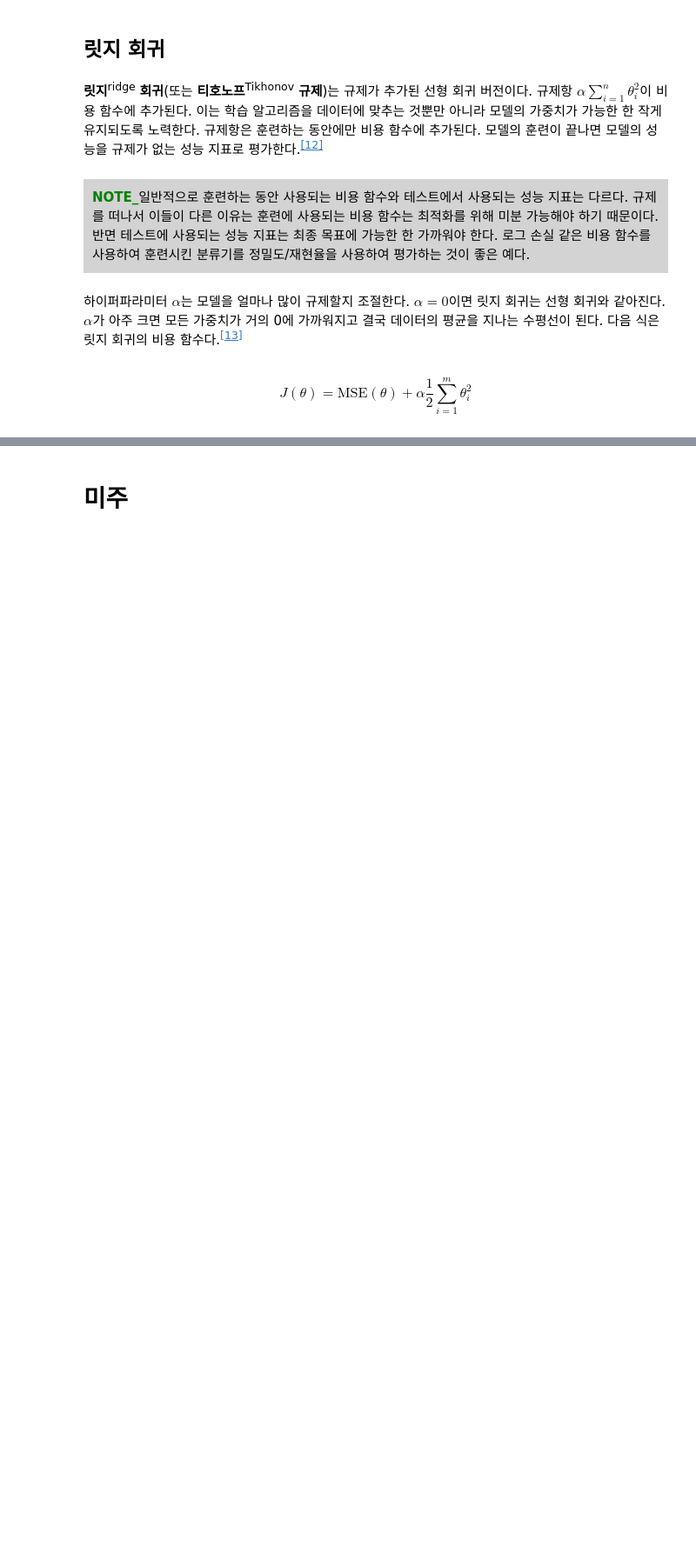
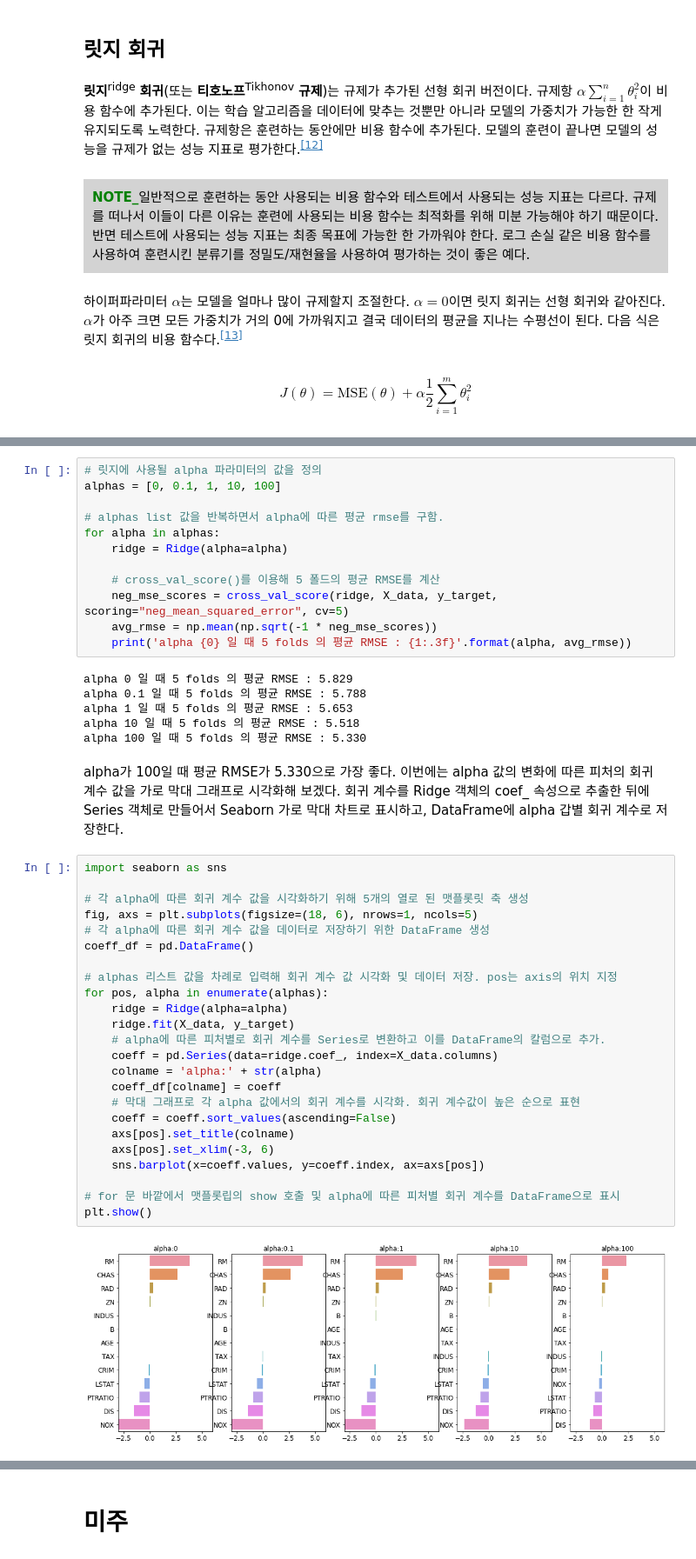
Before and after one commit to Sameta-cani/jwork, a Jupyter notebook: Regression.ipynb, the cells around one changed output, grey strips where cells are left out. Shown: that part at 87% size. Drawn from its saved outputs; the diff is of its cells as text; blank space fills up the shorter version.

```diff
--- a/Regression.ipynb
+++ b/Regression.ipynb
@@ -1278,0 +1484,46 @@ $$
+# %%
+# 릿지에 사용될 alpha 파라미터의 값을 정의
+alphas = [0, 0.1, 1, 10, 100]
+
+# alphas list 값을 반복하면서 alpha에 따른 평균 rmse를 구함.
+for alpha in alphas:
+    ridge = Ridge(alpha=alpha)
+
+    # cross_val_score()를 이용해 5 폴드의 평균 RMSE를 계산
+    neg_mse_scores = cross_val_score(ridge, X_data, y_target, scoring="neg_mean_squared_error", cv=5)
+    avg_rmse = np.mean(np.sqrt(-1 * neg_mse_scores))
+    print('alpha {0} 일 때 5 folds 의 평균 RMSE : {1:.3f}'.format(alpha, avg_rmse))
+# %% [output]
+alpha 0 일 때 5 folds 의 평균 RMSE : 5.829
+alpha 0.1 일 때 5 folds 의 평균 RMSE : 5.788
+alpha 1 일 때 5 folds 의 평균 RMSE : 5.653
+alpha 10 일 때 5 folds 의 평균 RMSE : 5.518
+alpha 100 일 때 5 folds 의 평균 RMSE : 5.330
+# %% [markdown]
+alpha가 100일 때 평균 RMSE가 5.330으로 가장 좋다. 이번에는 alpha 값의 변화에 따른 피처의 회귀 계수 값을 가로 막대 그래프로 시각화해 보겠다. 회귀 계수를 Ridge 객체의 coef_ 속성으로 추출한 뒤에 Series 객체로 만들어서 Seaborn 가로 막대 차트로 표시하고, DataFrame에 alpha 갑별 회귀 계수로 저장한다.
+# %%
+import seaborn as sns
+
+# 각 alpha에 따른 회귀 계수 값을 시각화하기 위해 5개의 열로 된 맷플롯릿 축 생성
+fig, axs = plt.subplots(figsize=(18, 6), nrows=1, ncols=5)
+# 각 alpha에 따른 회귀 계수 값을 데이터로 저장하기 위한 DataFrame 생성
+coeff_df = pd.DataFrame()
+
+# alphas 리스트 값을 차례로 입력해 회귀 계수 값 시각화 및 데이터 저장. pos는 axis의 위치 지정
+for pos, alpha in enumerate(alphas):
+    ridge = Ridge(alpha=alpha)
+    ridge.fit(X_data, y_target)
+    # alpha에 따른 피처별로 회귀 계수를 Series로 변환하고 이를 DataFrame의 칼럼으로 추가.
+    coeff = pd.Series(data=ridge.coef_, index=X_data.columns)
+    colname = 'alpha:' + str(alpha)
+    coeff_df[colname] = coeff
+    # 막대 그래프로 각 alpha 값에서의 회귀 계수를 시각화. 회귀 계수값이 높은 순으로 표현
+    coeff = coeff.sort_values(ascending=False)
+    axs[pos].set_title(colname)
+    axs[pos].set_xlim(-3, 6)
+    sns.barplot(x=coeff.values, y=coeff.index, ax=axs[pos])
+
+# for 문 바깥에서 맷플롯립의 show 호출 및 alpha에 따른 피처별 회귀 계수를 DataFrame으로 표시
+plt.show()
+# %% [output]
+[figure, added]
```
Also changed, not shown: parts of 63 cells of this notebook, 5 other files.
